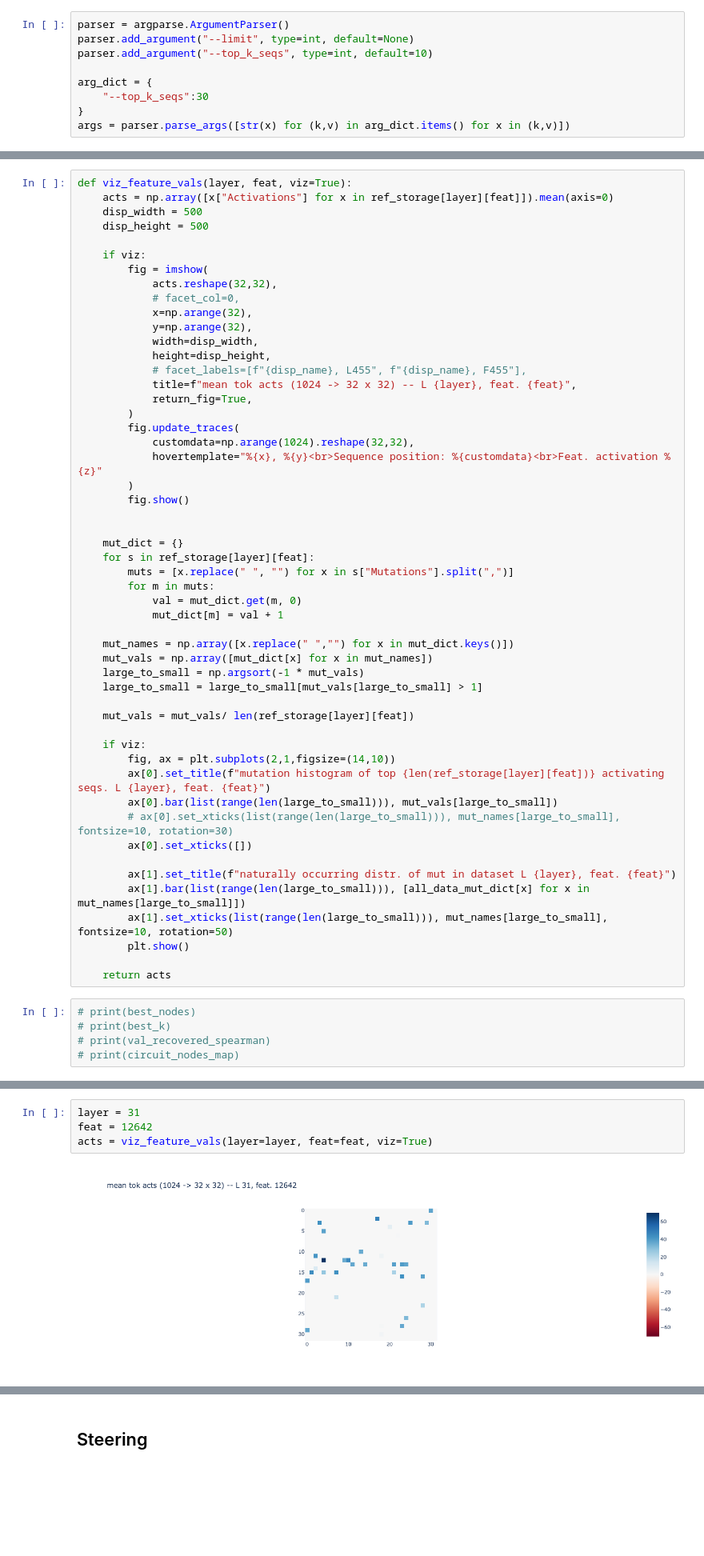
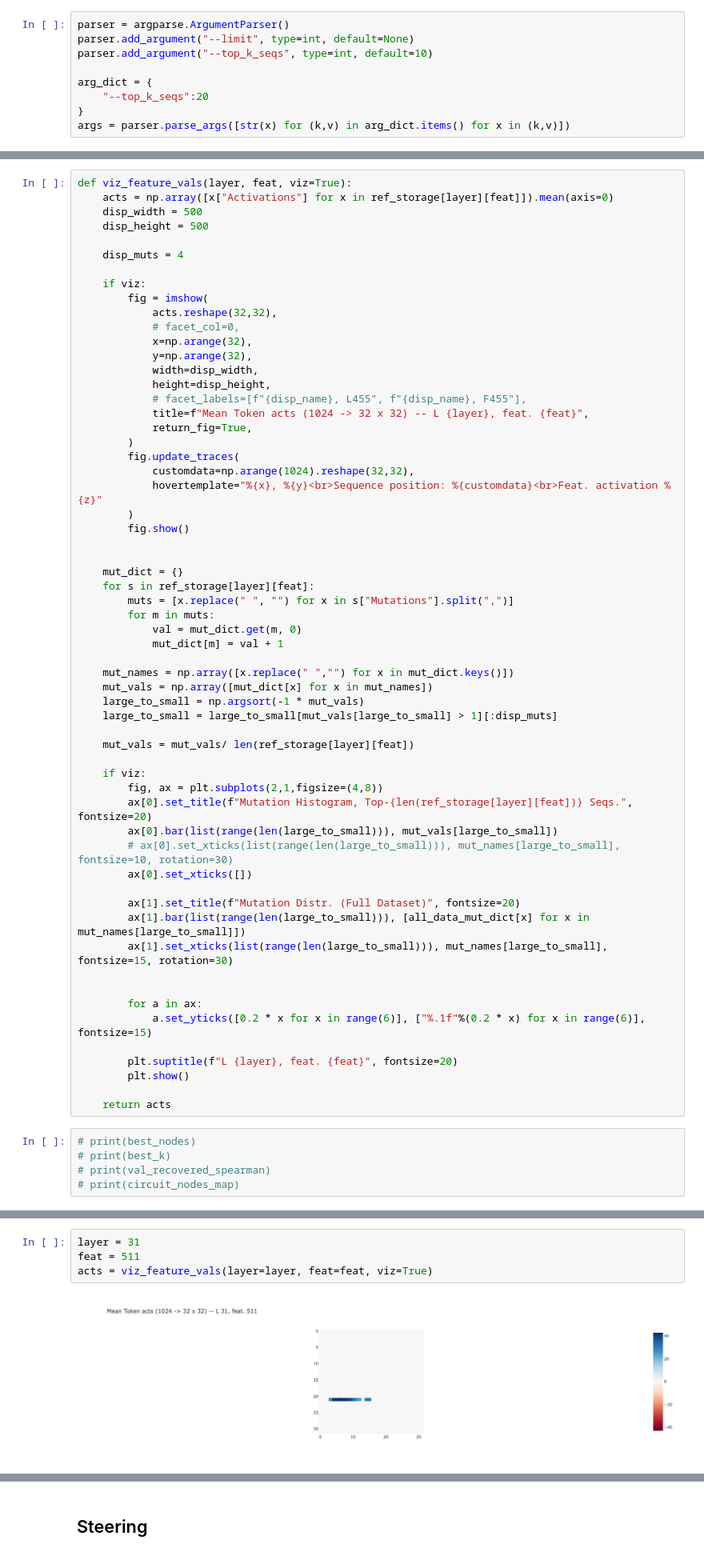
Before and after one commit to blab/mutational-embedding-vectors, a Jupyter notebook: notebooks/plm_circuits/ex27_plt_cont.ipynb, the cells around one changed output, grey strips where cells are left out. Shown at 80% size. Drawn from its saved outputs; the diff is of its cells as text; blank space fills up the shorter version.

```diff
--- a/notebooks/plm_circuits/ex27_plt_cont.ipynb
+++ b/notebooks/plm_circuits/ex27_plt_cont.ipynb
@@ -639,7 +639,7 @@ parser.add_argument("--limit", type=int, default=None)
 parser.add_argument("--top_k_seqs", type=int, default=10)
 
 arg_dict = {
-    "--top_k_seqs":30
+    "--top_k_seqs":20
 }
 args = parser.parse_args([str(x) for (k,v) in arg_dict.items() for x in (k,v)])
 # %%
@@ -987,6 +987,8 @@ def viz_feature_vals(layer, feat, viz=True):
     acts = np.array([x["Activations"] for x in ref_storage[layer][feat]]).mean(axis=0)
     disp_width = 500
     disp_height = 500
+
+    disp_muts = 4
 
     if viz:
         fig = imshow(
@@ -997,7 +999,7 @@ def viz_feature_vals(layer, feat, viz=True):
             width=disp_width,
             height=disp_height,
             # facet_labels=[f"{disp_name}, L455", f"{disp_name}, F455"],
-            title=f"mean tok acts (1024 -> 32 x 32) -- L {layer}, feat. {feat}",
+            title=f"Mean Token acts (1024 -> 32 x 32) -- L {layer}, feat. {feat}",
             return_fig=True,
         )
         fig.update_traces(
@@ -1017,20 +1019,26 @@ def viz_feature_vals(layer, feat, viz=True):
     mut_names = np.array([x.replace(" ","") for x in mut_dict.keys()])
     mut_vals = np.array([mut_dict[x] for x in mut_names])
     large_to_small = np.argsort(-1 * mut_vals)
-    large_to_small = large_to_small[mut_vals[large_to_small] > 1]
+    large_to_small = large_to_small[mut_vals[large_to_small] > 1][:disp_muts]
 
     mut_vals = mut_vals/ len(ref_storage[layer][feat])
 
     if viz:
-        fig, ax = plt.subplots(2,1,figsize=(14,10))
-        ax[0].set_title(f"mutation histogram of top {len(ref_storage[layer][feat])} activating seqs. L {layer}, feat. {feat}")
+        fig, ax = plt.subplots(2,1,figsize=(4,8))
+        ax[0].set_title(f"Mutation Histogram, Top-{len(ref_storage[layer][feat])} Seqs.", fontsize=20)
         ax[0].bar(list(range(len(large_to_small))), mut_vals[large_to_small])
         # ax[0].set_xticks(list(range(len(large_to_small))), mut_names[large_to_small], fontsize=10, rotation=30)
         ax[0].set_xticks([])
 
-        ax[1].set_title(f"naturally occurring distr. of mut in dataset L {layer}, feat. {feat}")
+        ax[1].set_title(f"Mutation Distr. (Full Dataset)", fontsize=20)
         ax[1].bar(list(range(len(large_to_small))), [all_data_mut_dict[x] for x in mut_names[large_to_small]])
-        ax[1].set_xticks(list(range(len(large_to_small))), mut_names[large_to_small], fontsize=10, rotation=50)
+        ax[1].set_xticks(list(range(len(large_to_small))), mut_names[large_to_small], fontsize=15, rotation=30)
+
+
+        for a in ax:
+            a.set_yticks([0.2 * x for x in range(6)], ["%.1f"%(0.2 * x) for x in range(6)], fontsize=15)
+
+        plt.suptitle(f"L {layer}, feat. {feat}", fontsize=20)
         plt.show()
 
     return acts
@@ -1063,6 +1091,6 @@ L 31, feat 10003: 456, 32.56307601928711, 1.9683111906051636
 # %%
 layer = 31
-feat = 12642
+feat = 511
 acts = viz_feature_vals(layer=layer, feat=feat, viz=True)
 # %% [output]
-[figure, old version]
+[figure, new version]
```
Also changed, not shown: parts of 8 cells of this notebook, 2 other files.
